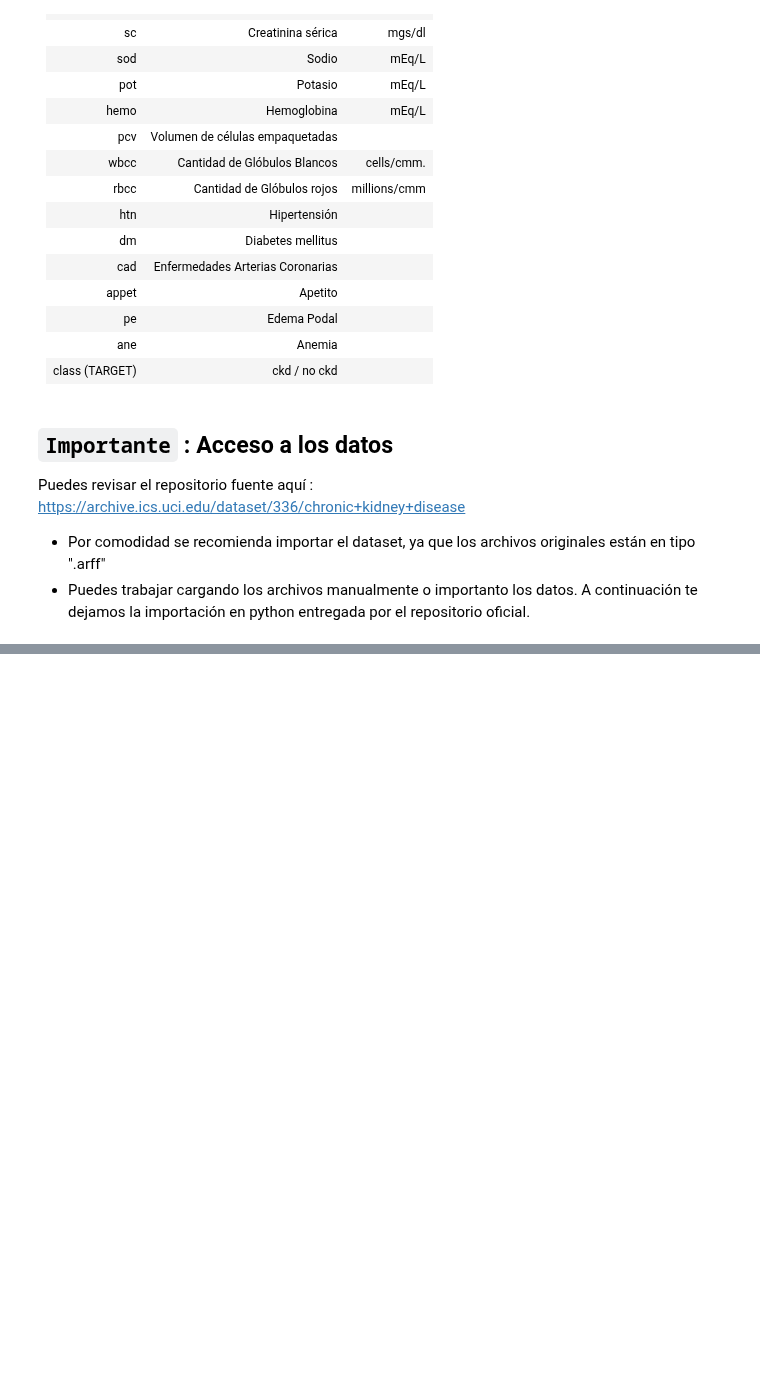
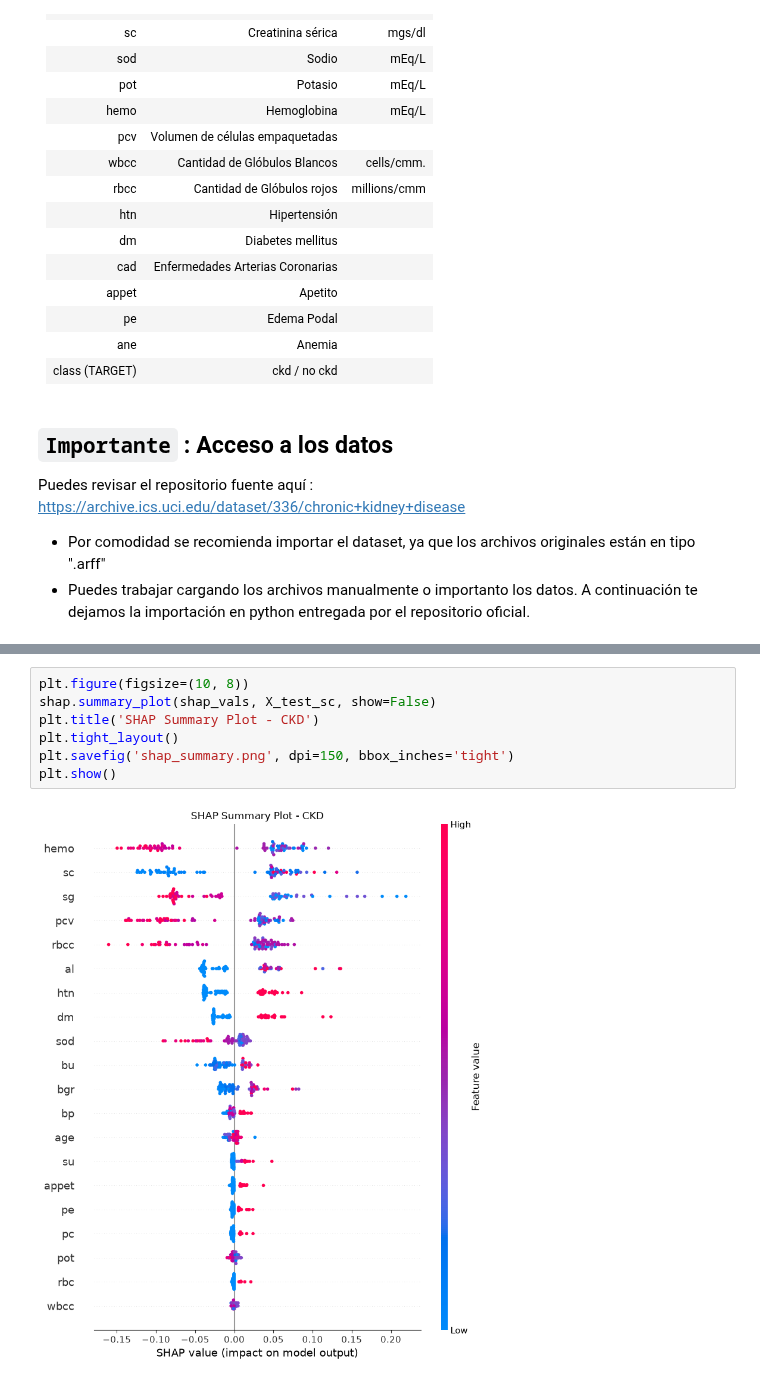
Before and after one commit to ArmandoArV/Maestria-IA, a Jupyter notebook: Etica/Laboratorios/Laboratorio1/Taller_sumativo_1_fil_2000.ipynb, the cells around one changed output, grey strips where cells are left out. Saved outputs shown, nothing was run; the diff lists cells and outputs as text; blank space fills up the shorter version.

```diff
--- a/Etica/Laboratorios/Laboratorio1/Taller_sumativo_1_fil_2000.ipynb
+++ b/Etica/Laboratorios/Laboratorio1/Taller_sumativo_1_fil_2000.ipynb
@@ -181,0 +517,9 @@ print(chronic_kidney_disease.variables)
+# %%
+plt.figure(figsize=(10, 8))
+shap.summary_plot(shap_vals, X_test_sc, show=False)
+plt.title('SHAP Summary Plot - CKD')
+plt.tight_layout()
+plt.savefig('shap_summary.png', dpi=150, bbox_inches='tight')
+plt.show()
+# %% [output]
+[figure, added]
```
Also changed, not shown: parts of 38 cells of this notebook, 13 other files.
